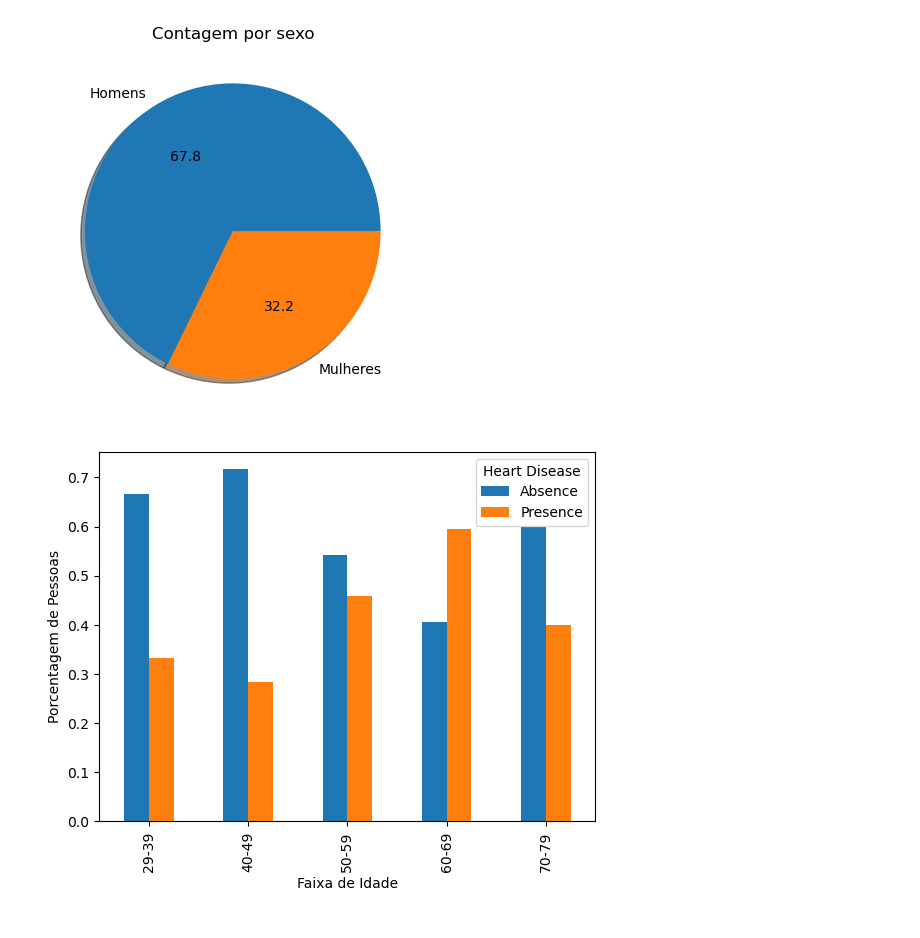
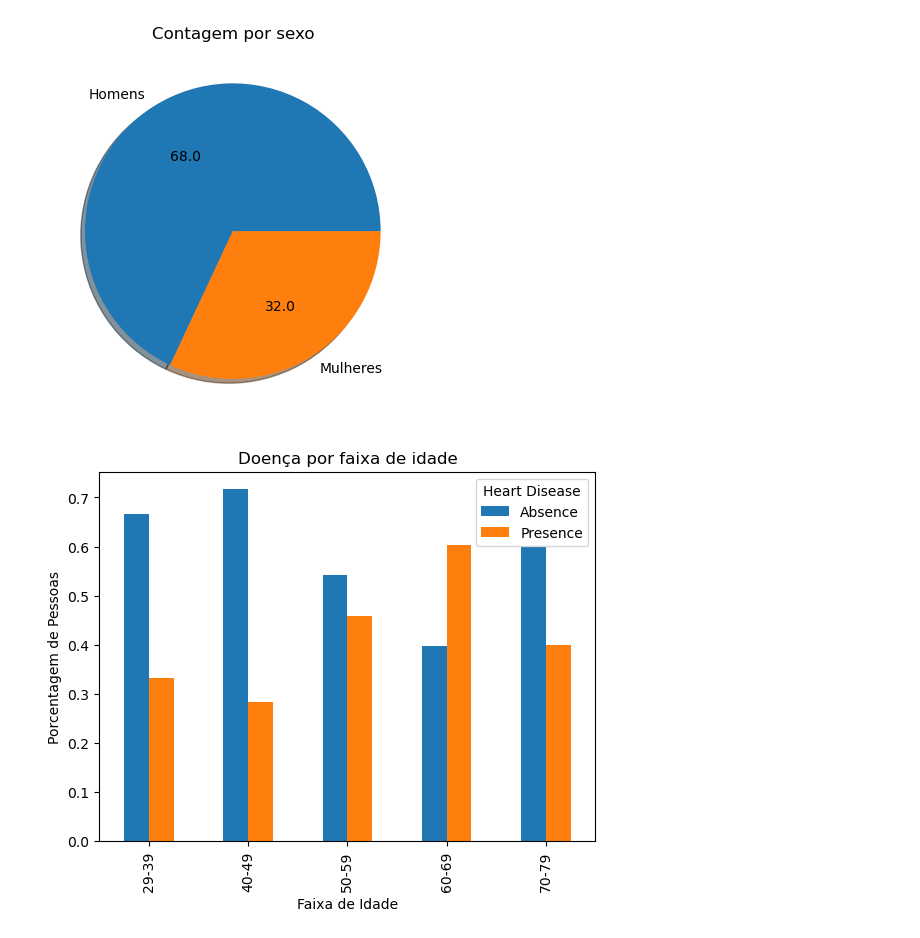
Before and after one commit to Kayky-Miguel/EDA-Health, a Jupyter notebook: Análise_Doença_Coração.ipynb, the cells around one changed output. Drawn from its saved outputs; the diff is of its cells as text; code cells hidden in the pictures.

```diff
--- a/Análise_Doença_Coração.ipynb
+++ b/Análise_Doença_Coração.ipynb
@@ -150,0 +173,2 @@ Após entender o dataset e fazer a limpeza, não há valores faltantes, outliers
+# %%
+df = df[df['Cholesterol'] != 564]
@@ -358,16 +403,14 @@ plt.show()
 # %% [output]
 [figure]
 # %%
-
-
 comparativo__idade_homens_mulheres_doentes.plot(kind = "bar")
 
 plt.xlabel("Faixa de Idade")
 plt.ylabel("Porcentagem de Pessoas")
-
+plt.title("Doença por faixa de idade")
 plt.show()
 # %% [output]
-[figure, old version]
+[figure, new version]
 # %%
 chest_pain.plot(kind = "bar")
 
```
Also changed, not shown: parts of 51 cells of this notebook.
